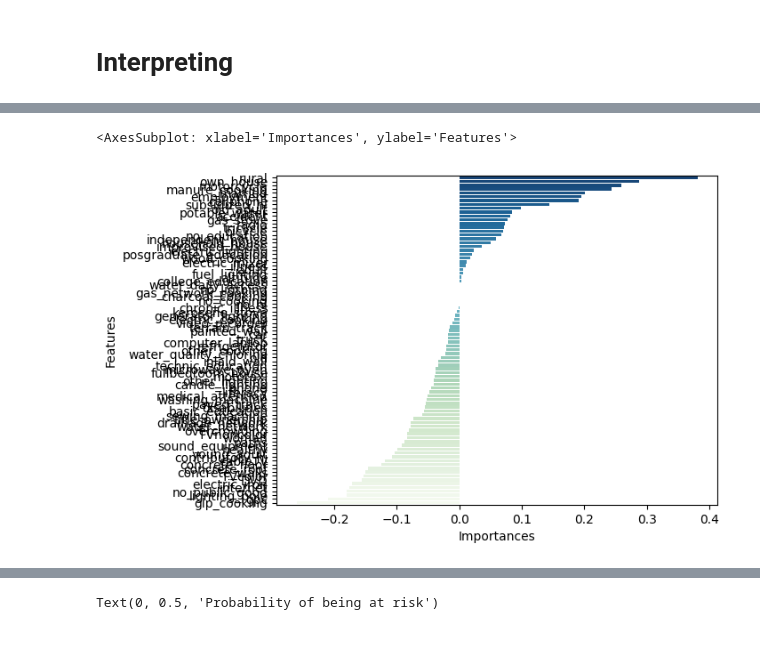
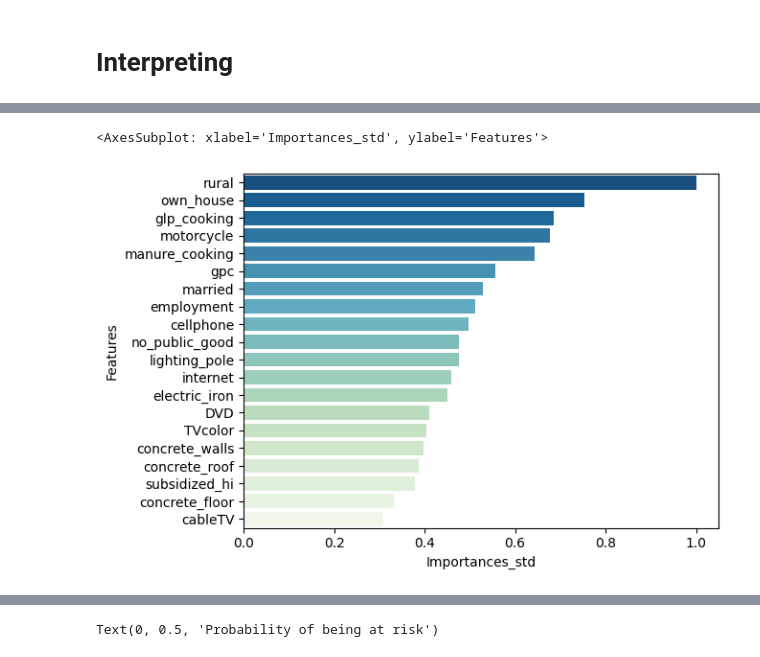
Before and after one commit to renatoquiliche/PaperCienciaDados-PunoPeru, a Jupyter notebook: Python Code/ENLR_final.ipynb, the cells around one changed output, grey strips where cells are left out. Drawn from its saved outputs; the diff is of its cells as text; code cells hidden in the pictures.

```diff
--- a/Python Code/ENLR_final.ipynb
+++ b/Python Code/ENLR_final.ipynb
@@ -52,7 +52,7 @@ def BSCV(K, n_iter, alpha, pipe):
     cv = RepeatedKFold(n_splits=K, n_repeats=2, random_state=0)
 
     param_grid = {
-                "ENLR__penalty": Categorical(['l2', 'l1', 'elasticnet']),
+                "ENLR__penalty": Categorical(['elasticnet']),
                 "ENLR__alpha": (1e-2, 1e+2, 'log-uniform'),
                 "ENLR__l1_ratio": Real(0, 1, prior='uniform'),
                 }
@@ -71,7 +71,7 @@ start = time.time()
 
 n_iter = 50
 K= 10
-alpha = 0.45
+alpha = 0.5
 repeats=2
 ENLR_results1 =  BSCV(K=K, n_iter=n_iter, alpha=alpha, pipe=pipe).fit(x_train, y_train)
 
@@ -171,3 +180,9 @@ ENLR_results1.best_estimator_.feature_names_in_
 
 feature_importances = pd.concat([pd.Series(ENLR_results1.best_estimator_.feature_names_in_), pd.DataFrame(ENLR_results1.best_estimator_['ENLR'].coef_).T], axis=1)
 feature_importances.columns = ['Features', 'Importances']
+# %%
+from sklearn.preprocessing import MinMaxScaler
+
+standardized_importances = MinMaxScaler().fit_transform(pd.DataFrame(np.abs(feature_importances['Importances']).values))
+
+feature_importances['Importances_std'] = standardized_importances
@@ -174,15 +205,15 @@ feature_importances.columns = ['Features', 'Importances']
 # %%
 #x_train, x_test, y_train, y_test = train_test_split(x, Y, random_state=0, test_size=0.2, stratify=Y)
 #ENLR_results1.best_estimator_.fit(x_train, y_train)
 import seaborn as sns
 
-sorted_results = feature_importances.sort_values(by=['Importances'], ascending=False)
+sorted_results = feature_importances.sort_values(by=['Importances_std'], ascending=False)[0:20]
 
 
-sns.barplot(data=sorted_results, y='Features', x='Importances', palette='GnBu_r')
+sns.barplot(data=sorted_results, y='Features', x='Importances_std', palette='GnBu_r')
 # %% [output]
-<AxesSubplot: xlabel='Importances', ylabel='Features'>
+<AxesSubplot: xlabel='Importances_std', ylabel='Features'>
-[figure, old version]
+[figure, new version]
 # %%
 from sklearn.inspection import PartialDependenceDisplay
 plt.style.use('ggplot')
```
Also changed, not shown: parts of 5 cells of this notebook, 3 other files.
